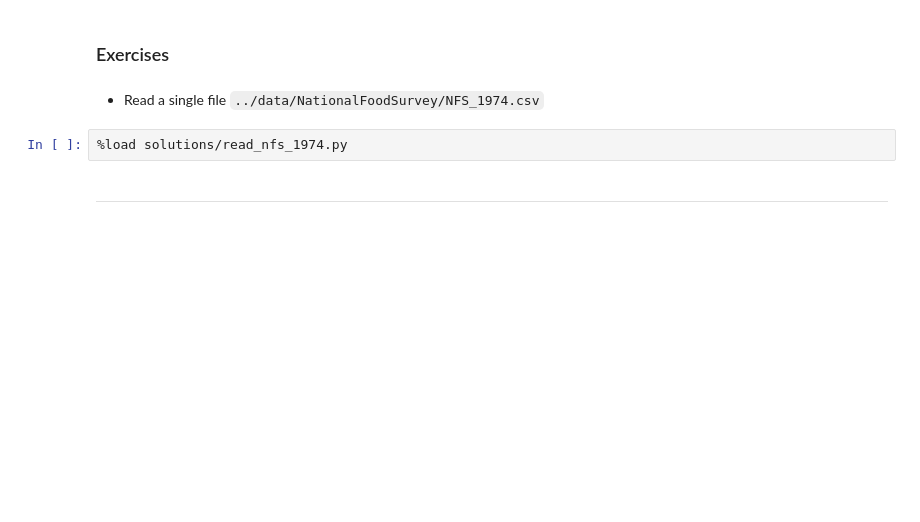
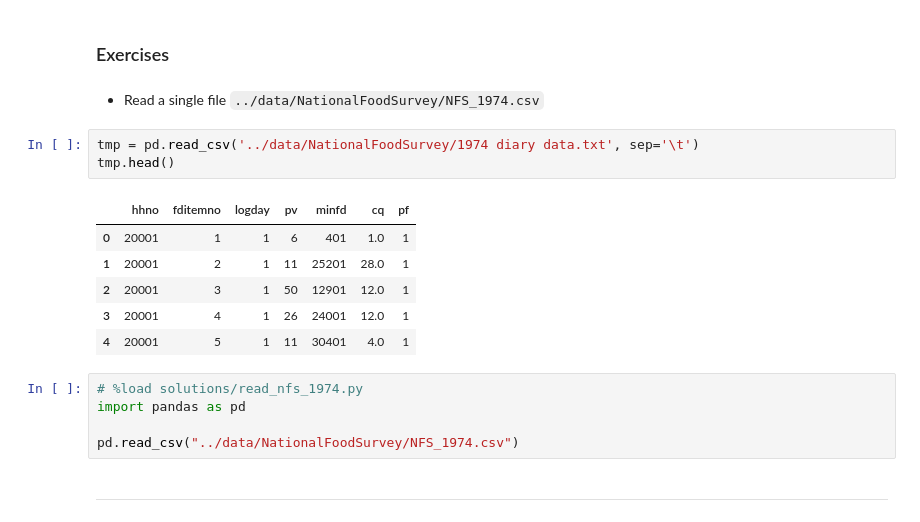
Before and after one commit to shmalex/galvanize, a Jupyter notebook: tasks/ngcm_pandas_2017/notebooks/1. Introduction to NumPy and Pandas.ipynb, the cells around one changed output. Drawn from its saved outputs; the diff is of its cells as text; blank space fills up the shorter version.

Commit message:
Update the NB NumPy and Pandas

```diff
--- a/tasks/ngcm_pandas_2017/notebooks/1. Introduction to NumPy and Pandas.ipynb
+++ b/tasks/ngcm_pandas_2017/notebooks/1. Introduction to NumPy and Pandas.ipynb
@@ -846,7 +900,20 @@ vessels.head()
 ### Exercises
 # %% [markdown]
 * Read a single file `../data/NationalFoodSurvey/NFS_1974.csv`
+# %%
+tmp = pd.read_csv('../data/NationalFoodSurvey/1974 diary data.txt', sep='\t')
+tmp.head()
+# %% [output]
+|  | hhno | fditemno | logday | pv | minfd | cq | pf |
+| 0 | 20001 | 1 | 1 | 6 | 401 | 1.0 | 1 |
+| 1 | 20001 | 2 | 1 | 11 | 25201 | 28.0 | 1 |
+| 2 | 20001 | 3 | 1 | 50 | 12901 | 12.0 | 1 |
+| 3 | 20001 | 4 | 1 | 26 | 24001 | 12.0 | 1 |
+| 4 | 20001 | 5 | 1 | 11 | 30401 | 4.0 | 1 |
 # %%
-%load solutions/read_nfs_1974.py
+# %load solutions/read_nfs_1974.py
+import pandas as pd
+
+pd.read_csv("../data/NationalFoodSurvey/NFS_1974.csv")
 # %% [markdown]
 ---
```
Also changed, not shown: parts of 10 cells of this notebook.
